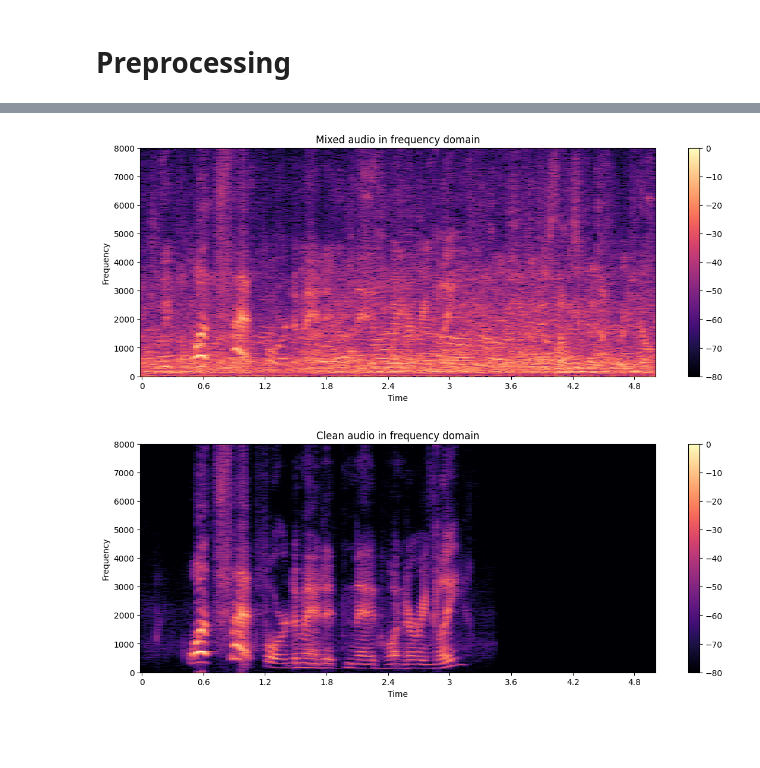
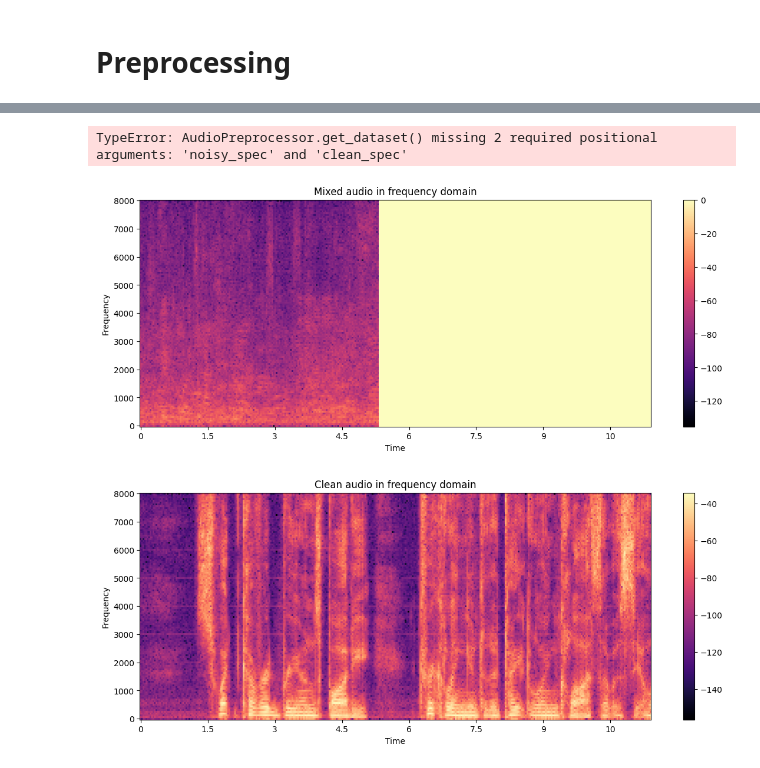
Before and after one commit to oussamarhouch/Projet-Audio, a Jupyter notebook: notebook.ipynb, the cells around one changed output, grey strips where cells are left out. Cells and saved outputs as stored; diff of their text form; code cells hidden in the pictures; blank space fills up the shorter version.

```diff
--- a/notebook.ipynb
+++ b/notebook.ipynb
@@ -313,3 +362,3 @@ class AudioPreprocessor:
 # %%
-preprocessor = AudioPreprocessor(clean_path[:100], noise_file)
+preprocessor = AudioPreprocessor(clean_path[:5], noise_file)
 preprocessor.process_files()
@@ -316,19 +383,23 @@ preprocessor.process_files()
+# %%
+train_dataset, test_dataset = preprocessor.get_dataset()
+# %% [output]
+TypeError: AudioPreprocessor.get_dataset() missing 2 required positional arguments: 'noisy_spec' and 'clean_spec'
 # %%
 plt.figure(figsize=(14, 5))
-librosa.display.specshow(preprocessor.noisy_spec[0], sr=s_rate, x_axis="time", y_axis="hz")
+librosa.display.specshow(train_dataset.take(1).as_numpy_iterator().next()[0][0], sr=s_rate, x_axis="time", y_axis="hz")
 plt.title("Mixed audio in frequency domain")
 plt.xlabel("Time")
 plt.ylabel("Frequency")
 plt.colorbar()
 plt.show()
 
 plt.figure(figsize=(14, 5))
-librosa.display.specshow(preprocessor.clean_spec[0], sr=s_rate, x_axis="time", y_axis="hz")
+librosa.display.specshow(train_dataset.take(1).as_numpy_iterator().next()[1][0], sr=s_rate, x_axis="time", y_axis="hz")
 plt.title("Clean audio in frequency domain")
 plt.xlabel("Time")
 plt.ylabel("Frequency")
 plt.colorbar()
 plt.show()
 # %% [output]
-[figure, old version]
+[figure, new version]
-[figure, old version]
+[figure, new version]
```
Also changed, not shown: parts of 23 cells of this notebook, 1 other file.
